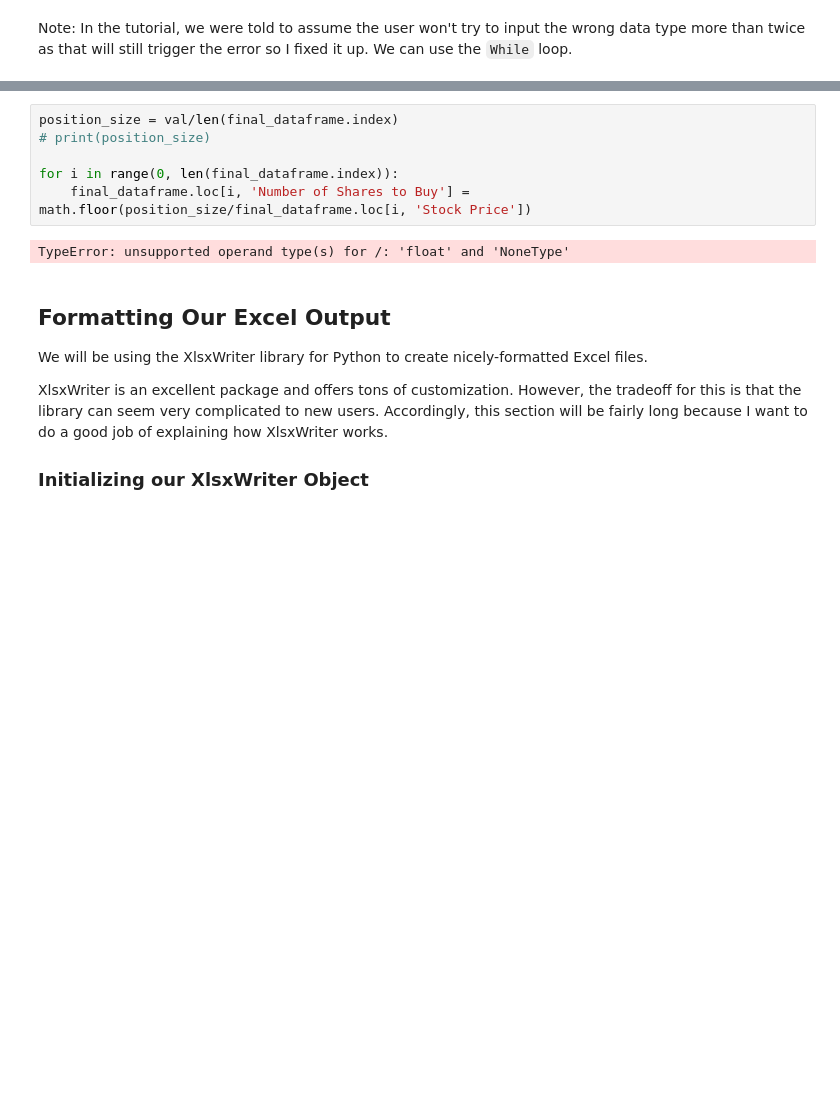
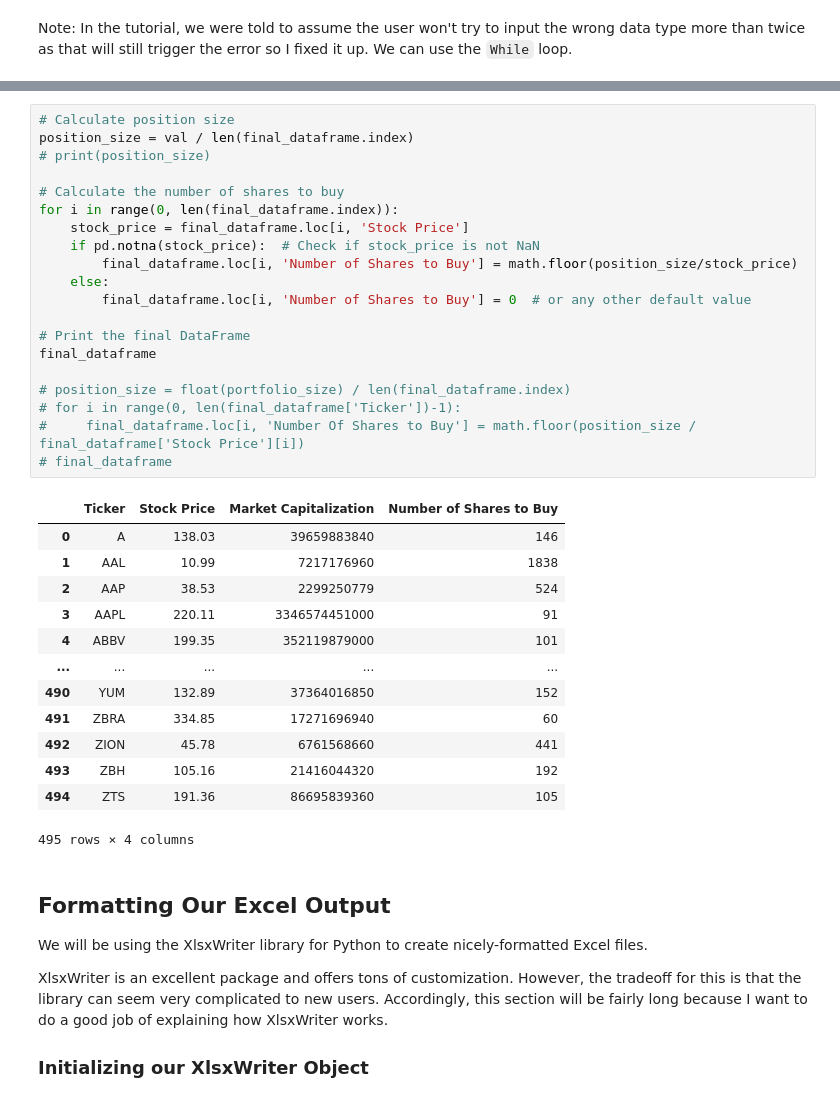
Before and after one commit to joethesaint/my-algo-trading-projects, a Jupyter notebook: Python_of_Algorithmic_Trading/starter_files/001_equal_weight_S&P_500.ipynb, the cells around one changed output, grey strips where cells are left out. Cells and saved outputs as stored; diff of their text form; blank space fills up the shorter version.

```diff
--- a/Python_of_Algorithmic_Trading/starter_files/001_equal_weight_S&P_500.ipynb
+++ b/Python_of_Algorithmic_Trading/starter_files/001_equal_weight_S&P_500.ipynb
@@ -930,12 +894,38 @@ Enter the value of your portfolio:10000000
 10000000.0
-# %%
-position_size = val/len(final_dataframe.index)
-# print(position_size)
-
-for i in range(0, len(final_dataframe.index)):
-    final_dataframe.loc[i, 'Number of Shares to Buy'] = math.floor(position_size/final_dataframe.loc[i, 'Stock Price'])
-# %% [output]
-TypeError: unsupported operand type(s) for /: 'float' and 'NoneType'
+# %%
+# Calculate position size
+position_size = val / len(final_dataframe.index)
+# print(position_size)
+
+# Calculate the number of shares to buy
+for i in range(0, len(final_dataframe.index)):
+    stock_price = final_dataframe.loc[i, 'Stock Price']
+    if pd.notna(stock_price):  # Check if stock_price is not NaN
+        final_dataframe.loc[i, 'Number of Shares to Buy'] = math.floor(position_size/stock_price)
+    else:
+        final_dataframe.loc[i, 'Number of Shares to Buy'] = 0  # or any other default value
+
+# Print the final DataFrame
+final_dataframe
+
+# position_size = float(portfolio_size) / len(final_dataframe.index)
+# for i in range(0, len(final_dataframe['Ticker'])-1):
+#     final_dataframe.loc[i, 'Number Of Shares to Buy'] = math.floor(position_size / final_dataframe['Stock Price'][i])
+# final_dataframe
+# %% [output]
+|  | Ticker | Stock Price | Market Capitalization | Number of Shares to Buy |
+| 0 | A | 138.03 | 39659883840 | 146 |
+| 1 | AAL | 10.99 | 7217176960 | 1838 |
+| 2 | AAP | 38.53 | 2299250779 | 524 |
+| 3 | AAPL | 220.11 | 3346574451000 | 91 |
+| 4 | ABBV | 199.35 | 352119879000 | 101 |
+| ... | ... | ... | ... | ... |
+| 490 | YUM | 132.89 | 37364016850 | 152 |
+| 491 | ZBRA | 334.85 | 17271696940 | 60 |
+| 492 | ZION | 45.78 | 6761568660 | 441 |
+| 493 | ZBH | 105.16 | 21416044320 | 192 |
+| 494 | ZTS | 191.36 | 86695839360 | 105 |
+495 rows × 4 columns
 # %% [markdown]
 ## Formatting Our Excel Output
 
```
Also changed, not shown: parts of 10 cells of this notebook.
